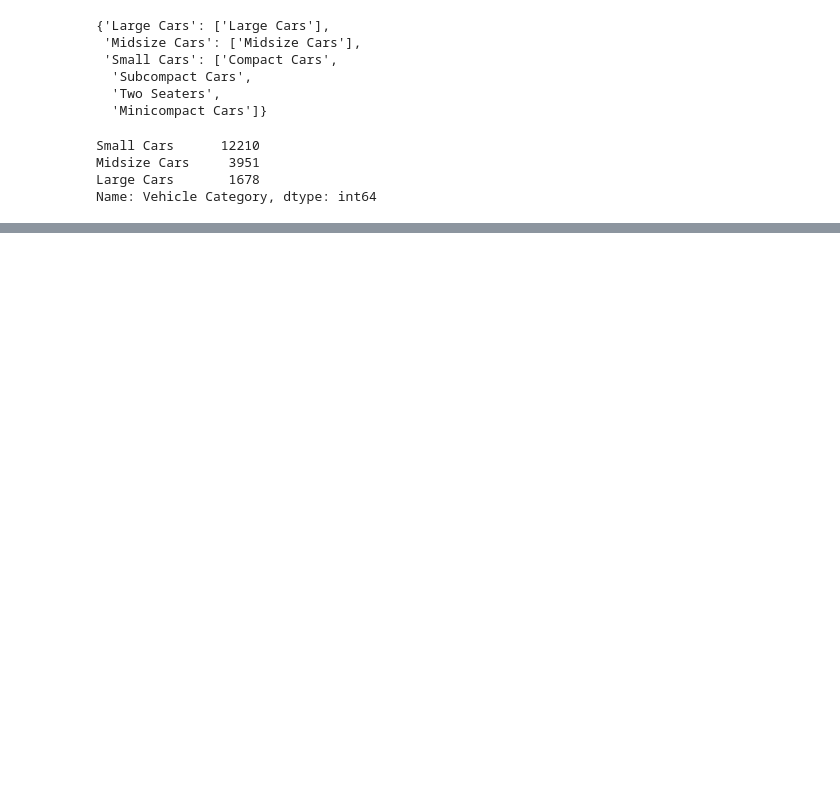
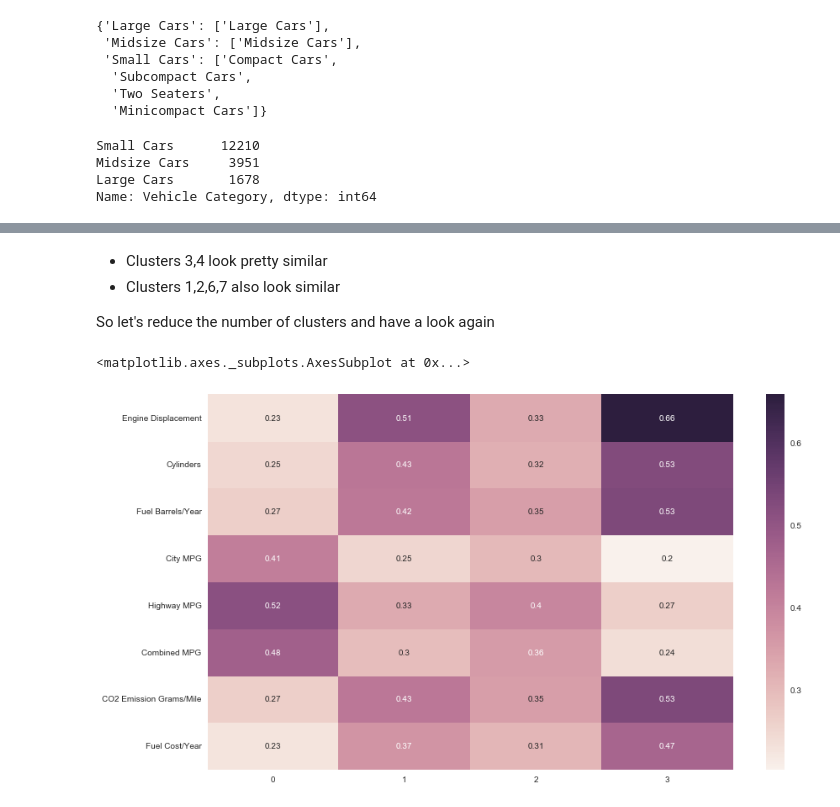
Before and after one commit to CanCeylan/data-analysis-projects, a Jupyter notebook: Vehicle Fuel Economy data set.ipynb, the cells around one changed output, grey strips where cells are left out. Saved outputs shown, nothing was run; the diff lists cells and outputs as text; code cells hidden in the pictures; blank space fills up the shorter version.

```diff
--- a/Vehicle Fuel Economy data set.ipynb
+++ b/Vehicle Fuel Economy data set.ipynb
@@ -160,0 +406,13 @@ Name: Vehicle Category, dtype: int64
+# %% [markdown]
+- Clusters 3,4 look pretty similar
+- Clusters 1,2,6,7 also look similar
+
+So let's reduce the number of clusters and have a look again
+# %%
+cluster_results = kmeans_cluster(vehicle_clusters, 4)
+cluster_summary = summarize_clustering(cluster_results)
+
+sns.heatmap(cluster_summary[cluster_columns].transpose(), annot=True)
+# %% [output]
+<matplotlib.axes._subplots.AxesSubplot at 0x...>
+[figure, added]
```
Also changed, not shown: parts of 37 cells of this notebook.
